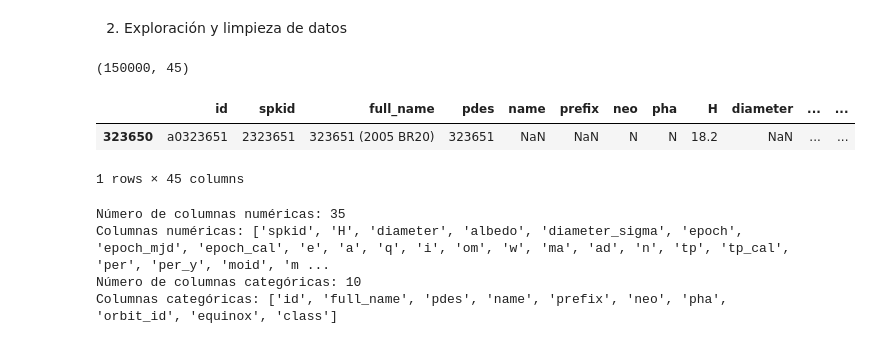
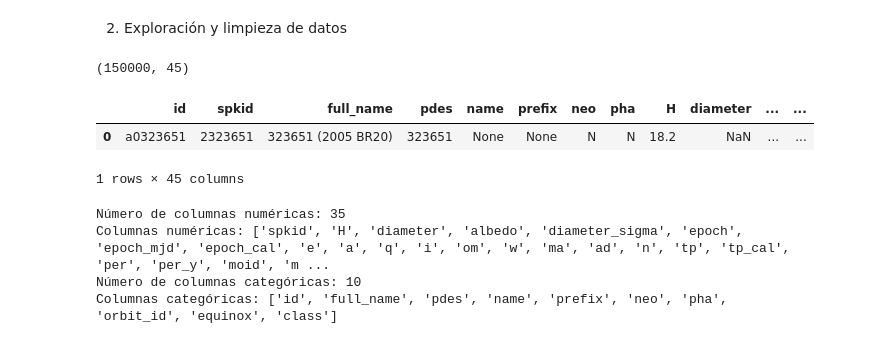
Before and after one commit to PazReumante/asteroid_prediction, a Jupyter notebook: Project/explore_base.ipynb, the cells around one changed output. Cells and saved outputs as stored; diff of their text form; code cells hidden in the pictures.

```diff
--- a/Project/explore_base.ipynb
+++ b/Project/explore_base.ipynb
@@ -65,3 +65,10 @@ Data columns (total 45 columns):
  44  rms             150000 non-null  float64
 dtypes: float64(33), int64(2), object(10)
 memory usage: 52.6+ MB
+# %%
+import sqlite3
+
+conn = sqlite3.connect("asteroids_database.db")
+
+#Creamos una tabla para almacenar los datos, se insertan los datos del DataFrame en la tabla SQL
+sample_total_data.to_sql("asteroids_table", conn, if_exists = "replace", index = False)
@@ -67,0 +77,7 @@ memory usage: 52.6+ MB
+# %%
+sample_total_data_sql = pd.read_sql_query('SELECT * FROM asteroids_table', conn)
+print("DataFrame leído de la base de datos SQL:")
+print(sample_total_data_sql.head())
+
+#Cerrar la conexión
+conn.close()
@@ -69,14 +103,14 @@ memory usage: 52.6+ MB
 2. Exploración y limpieza de datos
 # %%
 # Eliminación de duplicados -> no hay duplicados
-if sample_total_data.duplicated().sum():
+if sample_total_data_sql.duplicated().sum():
     sample_total_data = sample_total_data.drop_duplicates()
-print(sample_total_data.shape)
-sample_total_data.head(1)
+print(sample_total_data_sql.shape)
+sample_total_data_sql.head(1)
 # %% [output]
 (150000, 45)
 |  | id | spkid | full_name | pdes | name | prefix | neo | pha | H | diameter | ... | ... |
-| 323650 | a0323651 | 2323651 | 323651 (2005 BR20) | 323651 | NaN | NaN | N | N | 18.2 | NaN | ... | ... |
+| 0 | a0323651 | 2323651 | 323651 (2005 BR20) | 323651 | None | None | N | N | 18.2 | NaN | ... | ... |
 1 rows × 45 columns
 # %%
 # Contabilización de columnas numéricas y categóricas
```
Also changed, not shown: parts of 2 cells of this notebook, 3 other files.
